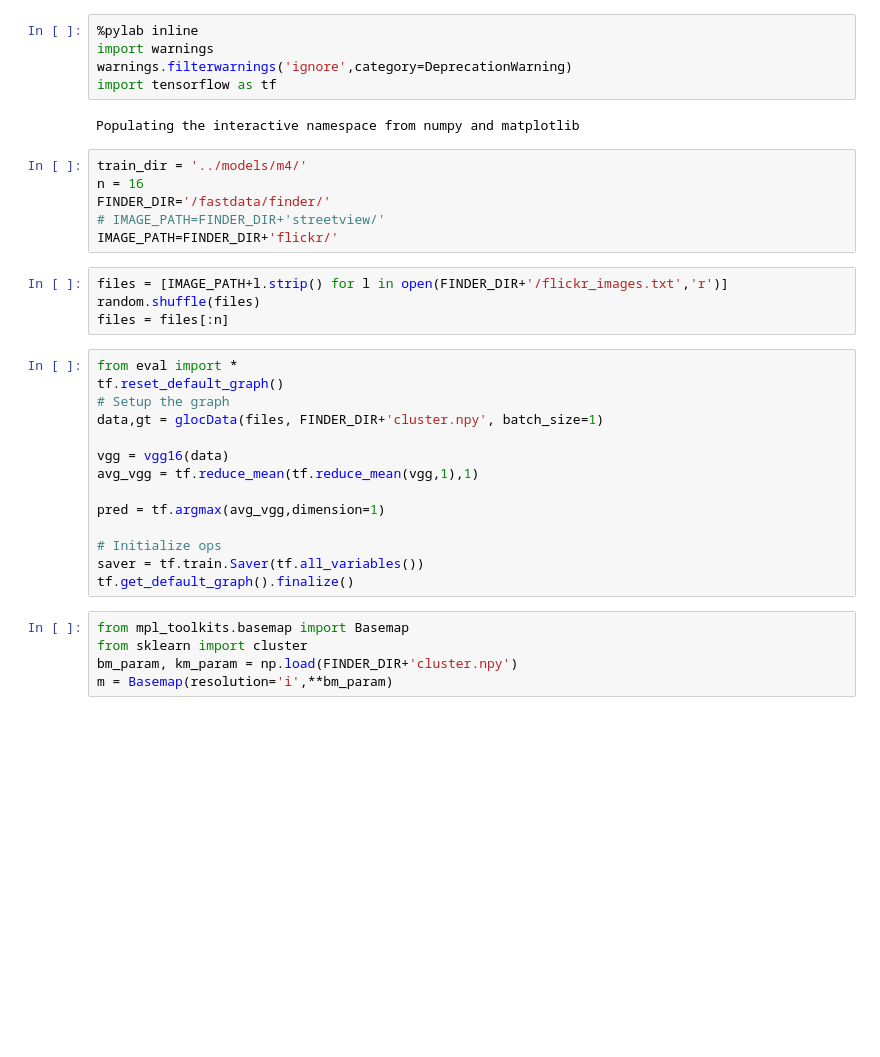
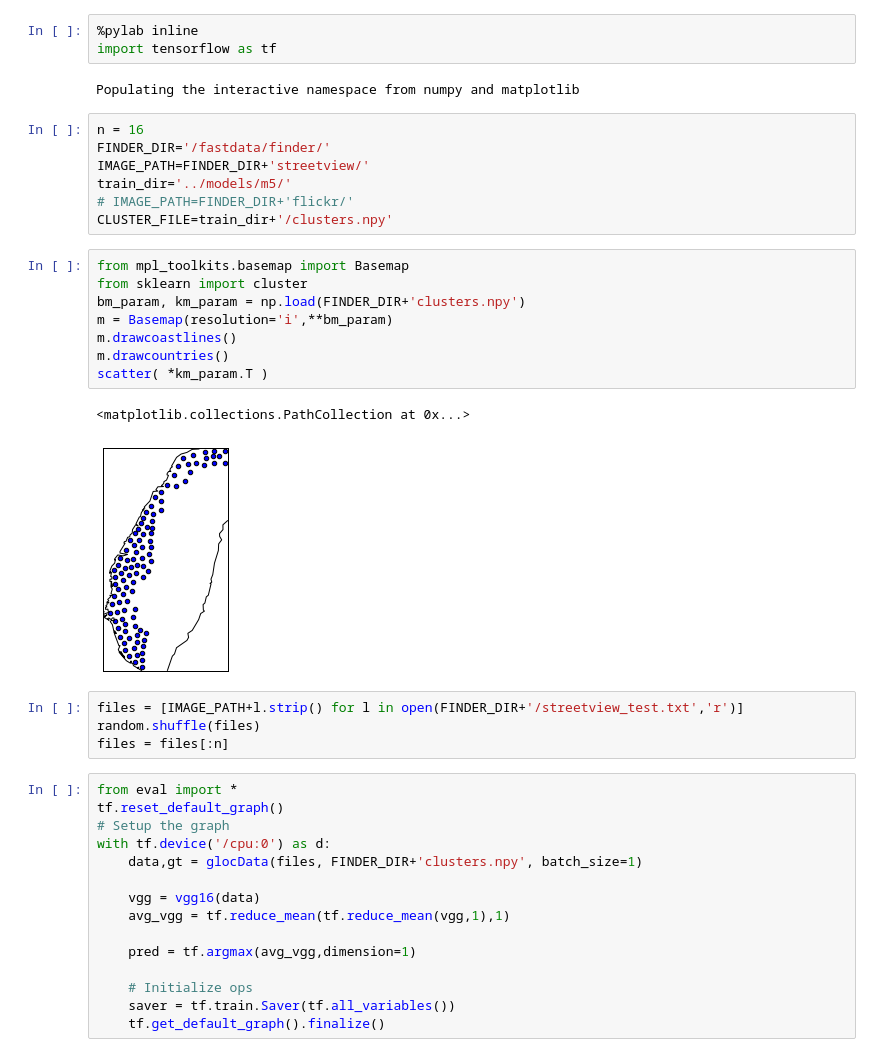
Before and after one commit to philkr/geoloc, a Jupyter notebook: src/visualize.ipynb, the cells around one changed output. Drawn from its saved outputs; the diff is of its cells as text; blank space fills up the shorter version.

```diff
--- a/src/visualize.ipynb
+++ b/src/visualize.ipynb
@@ -1,39 +1,45 @@
 # %%
 %pylab inline
-import warnings
-warnings.filterwarnings('ignore',category=DeprecationWarning)
 import tensorflow as tf
 # %% [output]
 Populating the interactive namespace from numpy and matplotlib
 # %%
-train_dir = '../models/m4/'
 n = 16
 FINDER_DIR='/fastdata/finder/'
-# IMAGE_PATH=FINDER_DIR+'streetview/'
-IMAGE_PATH=FINDER_DIR+'flickr/'
+IMAGE_PATH=FINDER_DIR+'streetview/'
+train_dir='../models/m5/'
+# IMAGE_PATH=FINDER_DIR+'flickr/'
+CLUSTER_FILE=train_dir+'/clusters.npy'
+# %%
+from mpl_toolkits.basemap import Basemap
+from sklearn import cluster
+bm_param, km_param = np.load(FINDER_DIR+'clusters.npy')
+m = Basemap(resolution='i',**bm_param)
+m.drawcoastlines()
+m.drawcountries()
+scatter( *km_param.T )
+# %% [output]
+<matplotlib.collections.PathCollection at 0x...>
+[figure, added]
 # %%
-files = [IMAGE_PATH+l.strip() for l in open(FINDER_DIR+'/flickr_images.txt','r')]
+files = [IMAGE_PATH+l.strip() for l in open(FINDER_DIR+'/streetview_test.txt','r')]
 random.shuffle(files)
 files = files[:n]
 # %%
 from eval import *
 tf.reset_default_graph()
 # Setup the graph
-data,gt = glocData(files, FINDER_DIR+'cluster.npy', batch_size=1)
+with tf.device('/cpu:0') as d:
+    data,gt = glocData(files, FINDER_DIR+'clusters.npy', batch_size=1)
 
-vgg = vgg16(data)
-avg_vgg = tf.reduce_mean(tf.reduce_mean(vgg,1),1)
+    vgg = vgg16(data)
+    avg_vgg = tf.reduce_mean(tf.reduce_mean(vgg,1),1)
 
-pred = tf.argmax(avg_vgg,dimension=1)
+    pred = tf.argmax(avg_vgg,dimension=1)
 
-# Initialize ops
-saver = tf.train.Saver(tf.all_variables())
-tf.get_default_graph().finalize()
+    # Initialize ops
+    saver = tf.train.Saver(tf.all_variables())
+    tf.get_default_graph().finalize()
-# %%
-from mpl_toolkits.basemap import Basemap
-from sklearn import cluster
-bm_param, km_param = np.load(FINDER_DIR+'cluster.npy')
-m = Basemap(resolution='i',**bm_param)
 # %%
 def pm(m):
     mm = m - np.max(m)
```
Also changed, not shown: parts of 1 cell of this notebook, 3 other files.
